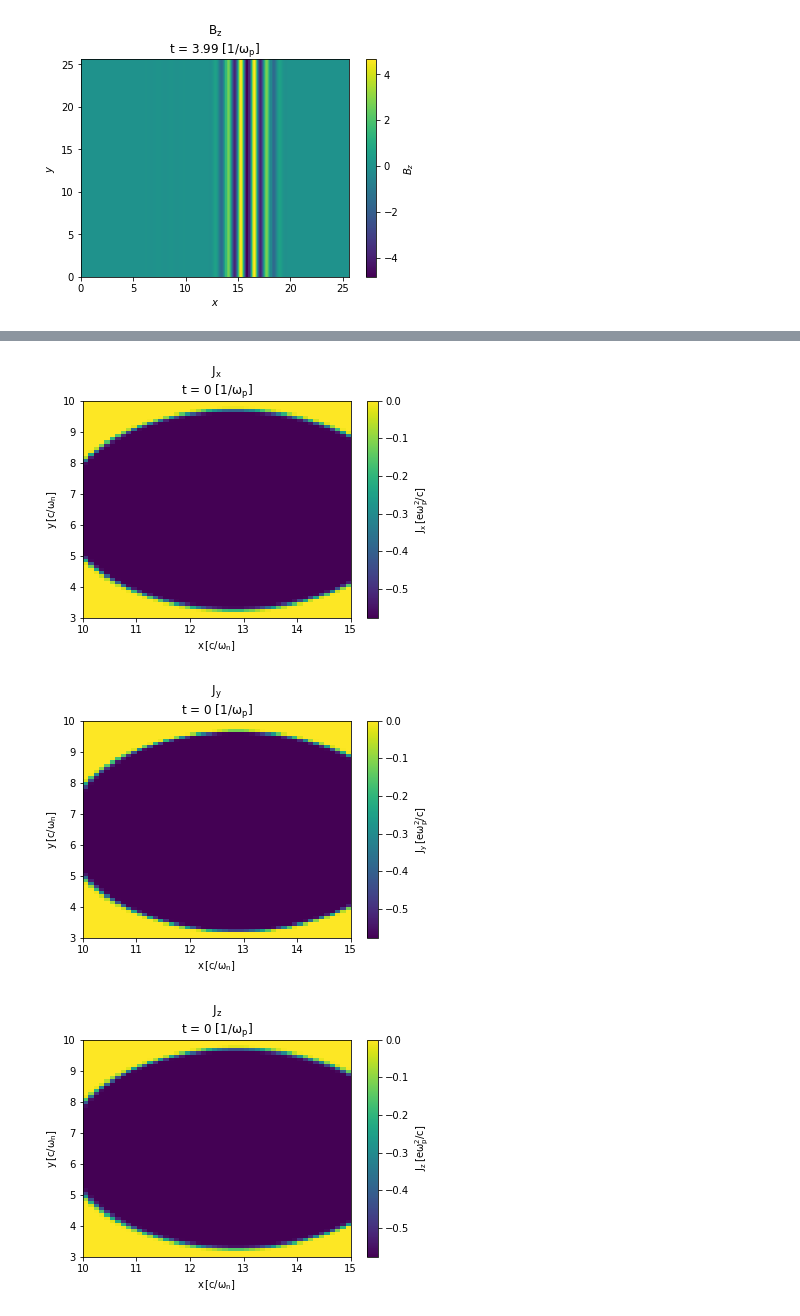
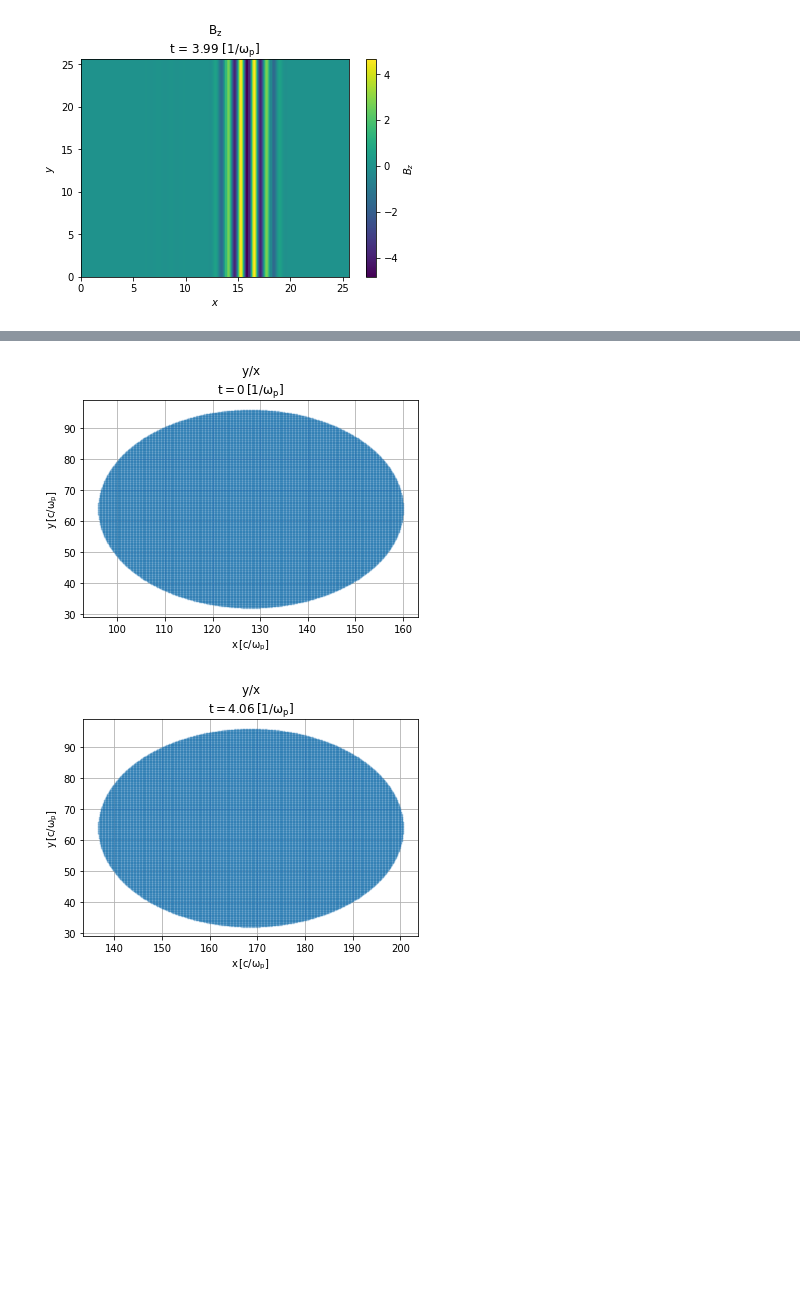
Before and after one commit to ricardo-fonseca/zpic-cuda, a Jupyter notebook: visXD.ipynb, the cells around one changed output, grey strips where cells are left out. Cells and saved outputs as stored; diff of their text form; code cells hidden in the pictures; blank space fills up the shorter version.

```diff
--- a/visXD.ipynb
+++ b/visXD.ipynb
@@ -231,8 +227,7 @@ histogram( "PARTICLES/electrons/particles-electrons-000000.zdf", "uz", log = Tru
-# %%
-plot2d("CURRENT/Jx-000000.zdf", xlim = [10,15], ylim = [3, 10])
-plot2d("CURRENT/Jy-000000.zdf", xlim = [10,15], ylim = [3, 10])
-plot2d("CURRENT/Jz-000000.zdf", xlim = [10,15], ylim = [3, 10])
-# %% [output]
-[figure, removed]
-[figure, removed]
-[figure, removed]
+# %%
+
+part2D( "PARTICLES/electrons/particles-electrons-000000.zdf", "x", "y", alpha = 0.2 )
+part2D( "PARTICLES/electrons/particles-electrons-000058.zdf", "x", "y", alpha = 0.2 )
+# %% [output]
+[figure, added]
+[figure, added]
```
Also changed, not shown: parts of 4 cells of this notebook, 20 other files.
